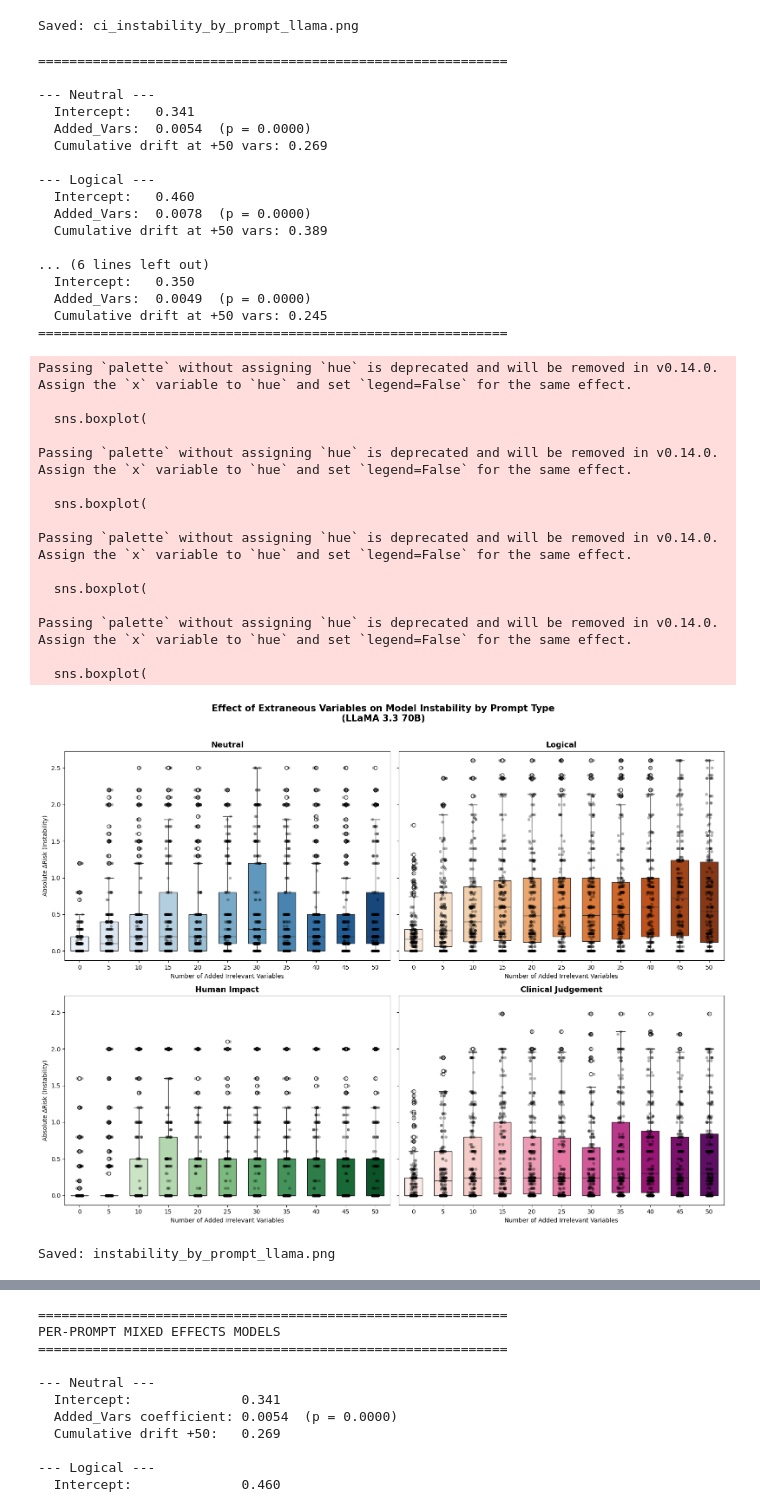
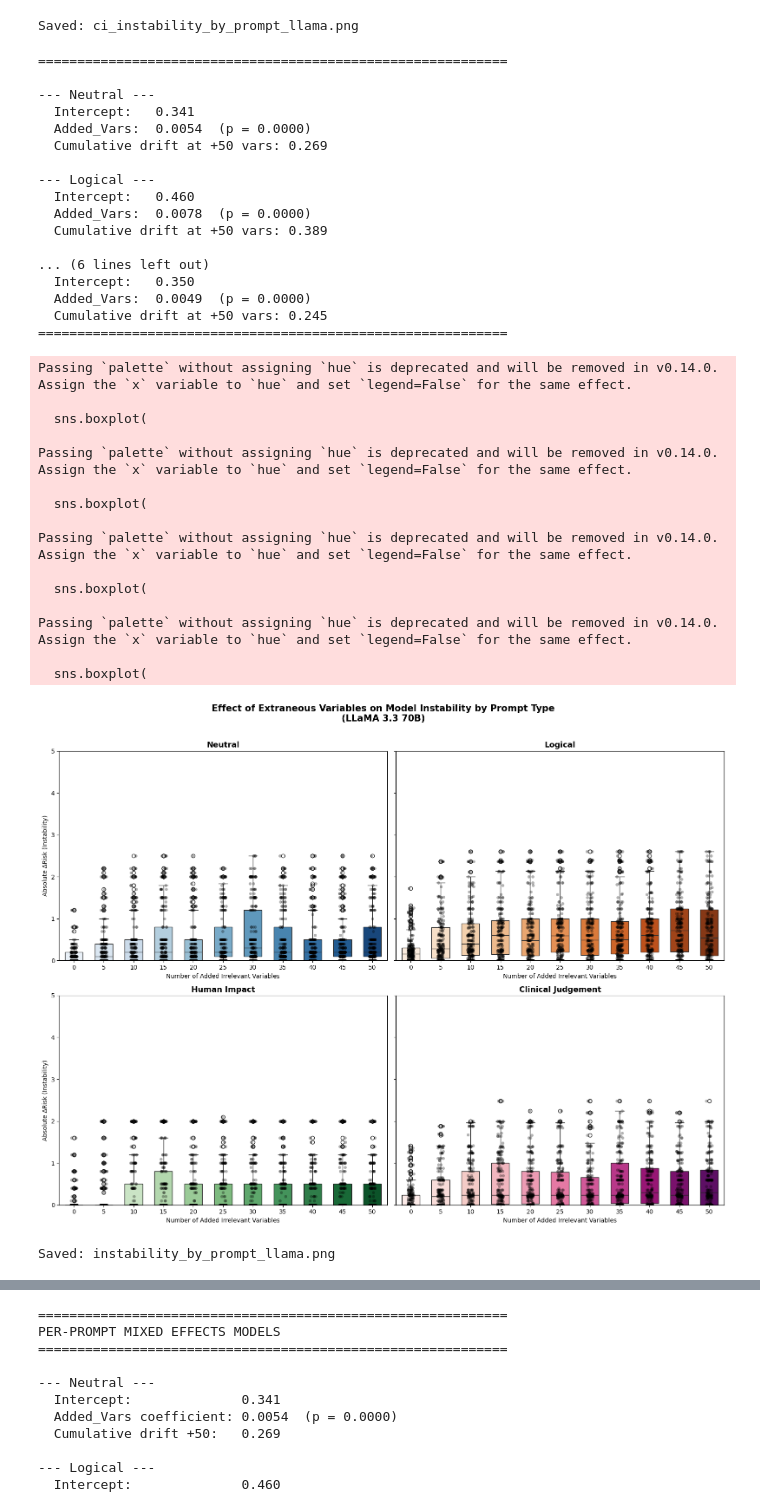
Before and after one commit to 036panda/PALS-Project, a Jupyter notebook: LLM_Eval/LLaMa/Analysis_LLaMa.ipynb, the cells around one changed output, grey strips where cells are left out. Saved outputs shown, nothing was run; the diff lists cells and outputs as text; code cells hidden in the pictures.

```diff
--- a/LLM_Eval/LLaMa/Analysis_LLaMa.ipynb
+++ b/LLM_Eval/LLaMa/Analysis_LLaMa.ipynb
@@ -403,6 +403,7 @@ for ax, (prompt_name, path), palette in zip(axes, prompt_files.items(), palettes
         ax=ax
     )
 
+    ax.set_ylim(0, 5)
     ax.set_title(f"{prompt_name}", fontsize=13, fontweight="bold")
     ax.set_xlabel("Number of Added Irrelevant Variables", fontsize=10)
     ax.set_ylabel("Absolute ΔRisk (Instability)", fontsize=10)
@@ -459,34 +460,34 @@ print(f"Saved: ci_instability_by_prompt_{MODEL_PREFIX}.png")
 --- Neutral ---
   Intercept:   0.341
   Added_Vars:  0.0054  (p = 0.0000)
   Cumulative drift at +50 vars: 0.269
 
 --- Logical ---
   Intercept:   0.460
   Added_Vars:  0.0078  (p = 0.0000)
   Cumulative drift at +50 vars: 0.389
 
 ... (6 lines left out)
   Intercept:   0.350
   Added_Vars:  0.0049  (p = 0.0000)
   Cumulative drift at +50 vars: 0.245
 ============================================================
 Passing `palette` without assigning `hue` is deprecated and will be removed in v0.14.0. Assign the `x` variable to `hue` and set `legend=False` for the same effect.
 
   sns.boxplot(
 
 Passing `palette` without assigning `hue` is deprecated and will be removed in v0.14.0. Assign the `x` variable to `hue` and set `legend=False` for the same effect.
 
   sns.boxplot(
 
 Passing `palette` without assigning `hue` is deprecated and will be removed in v0.14.0. Assign the `x` variable to `hue` and set `legend=False` for the same effect.
 
   sns.boxplot(
 
 Passing `palette` without assigning `hue` is deprecated and will be removed in v0.14.0. Assign the `x` variable to `hue` and set `legend=False` for the same effect.
 
   sns.boxplot(
-[figure, old version]
+[figure, new version]
 Saved: instability_by_prompt_llama.png
 [figure]
 Saved: ci_instability_by_prompt_llama.png
```
Also changed, not shown: 10 other files.
